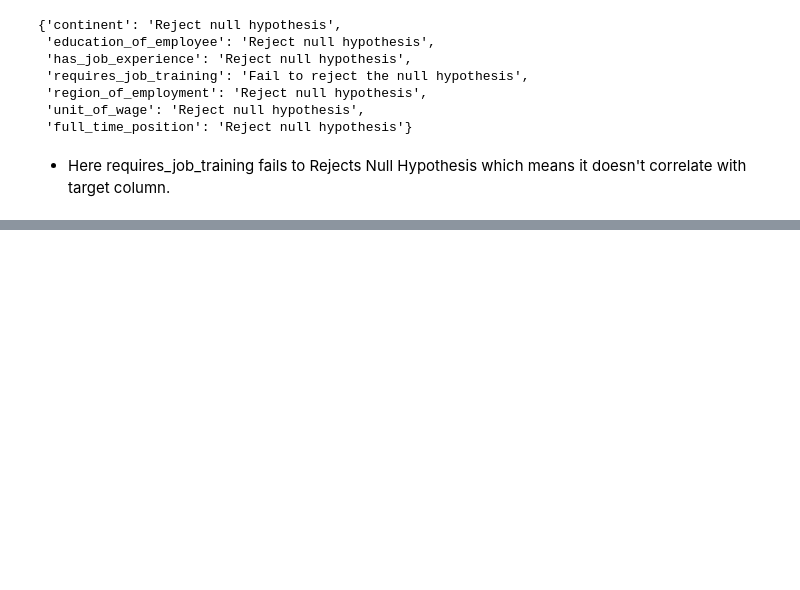
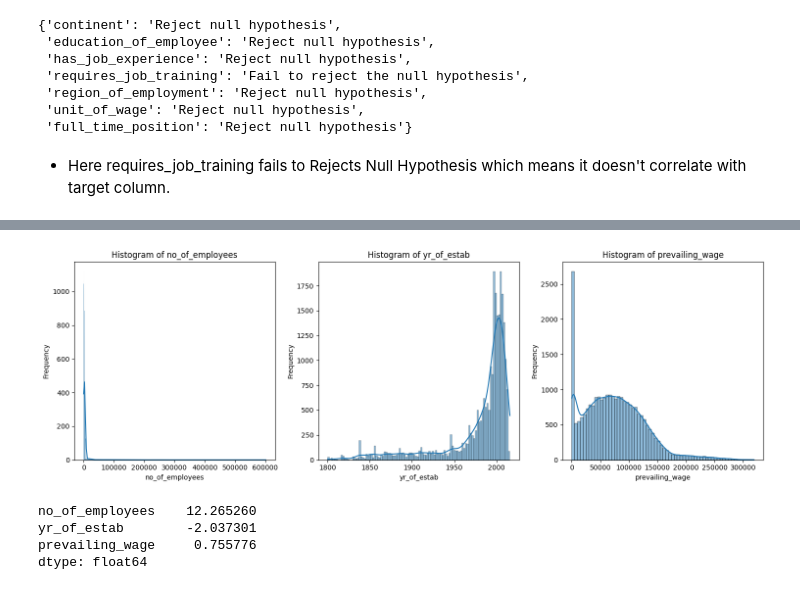
Before and after one commit to mkr9395/project-structure-ewb, a Jupyter notebook: notebooks/EDA_US_VISA.ipynb, the cells around one changed output, grey strips where cells are left out. Cells and saved outputs as stored; diff of their text form; code cells hidden in the pictures; blank space fills up the shorter version.

```diff
--- a/notebooks/EDA_US_VISA.ipynb
+++ b/notebooks/EDA_US_VISA.ipynb
@@ -583,0 +593,29 @@ chi_dict
+# %%
+num_cols = len(numerical_features)
+ncols = 3  # Number of columns for subplots
+nrows = (num_cols + ncols - 1) // ncols
+
+fig, axes = plt.subplots(nrows=nrows, ncols=ncols, figsize=(15, nrows * 5))
+axes = axes.flatten()
+
+for i, col in enumerate(numerical_features):
+    sns.histplot(df[col], ax=axes[i], kde=True)
+    axes[i].set_title(f'Histogram of {col}')
+    axes[i].set_xlabel(col)
+    axes[i].set_ylabel('Frequency')
+
+# Hide any unused subplots
+for j in range(i + 1, len(axes)):
+    axes[j].axis('off')
+
+plt.tight_layout()
+plt.show()
+# %% [output]
+[figure, added]
+# %%
+df[numerical_features].skew()
+# %% [output]
+no_of_employees    12.265260
+yr_of_estab        -2.037301
+prevailing_wage     0.755776
+dtype: float64
```
Also changed, not shown: parts of 29 cells of this notebook, 1 other file.
